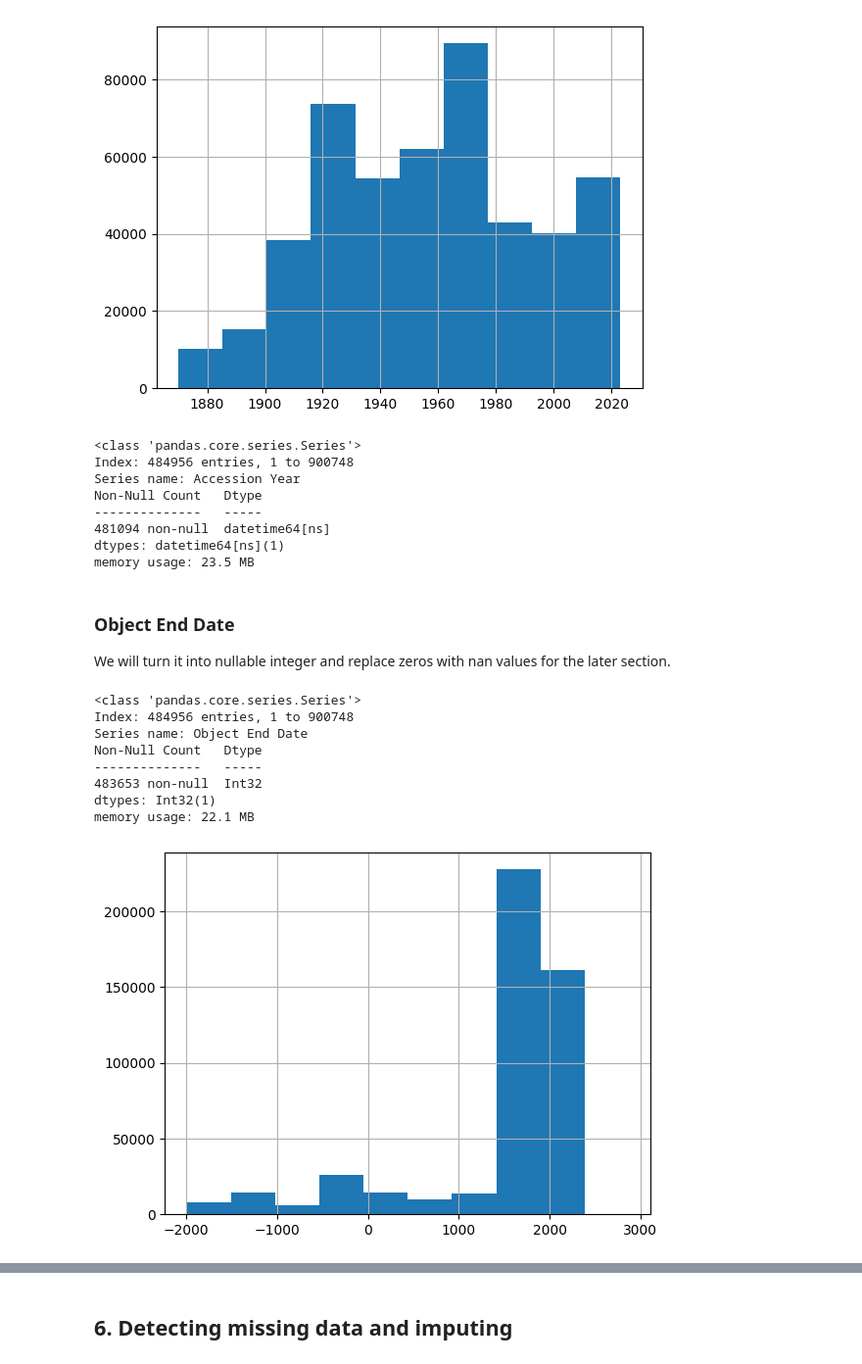
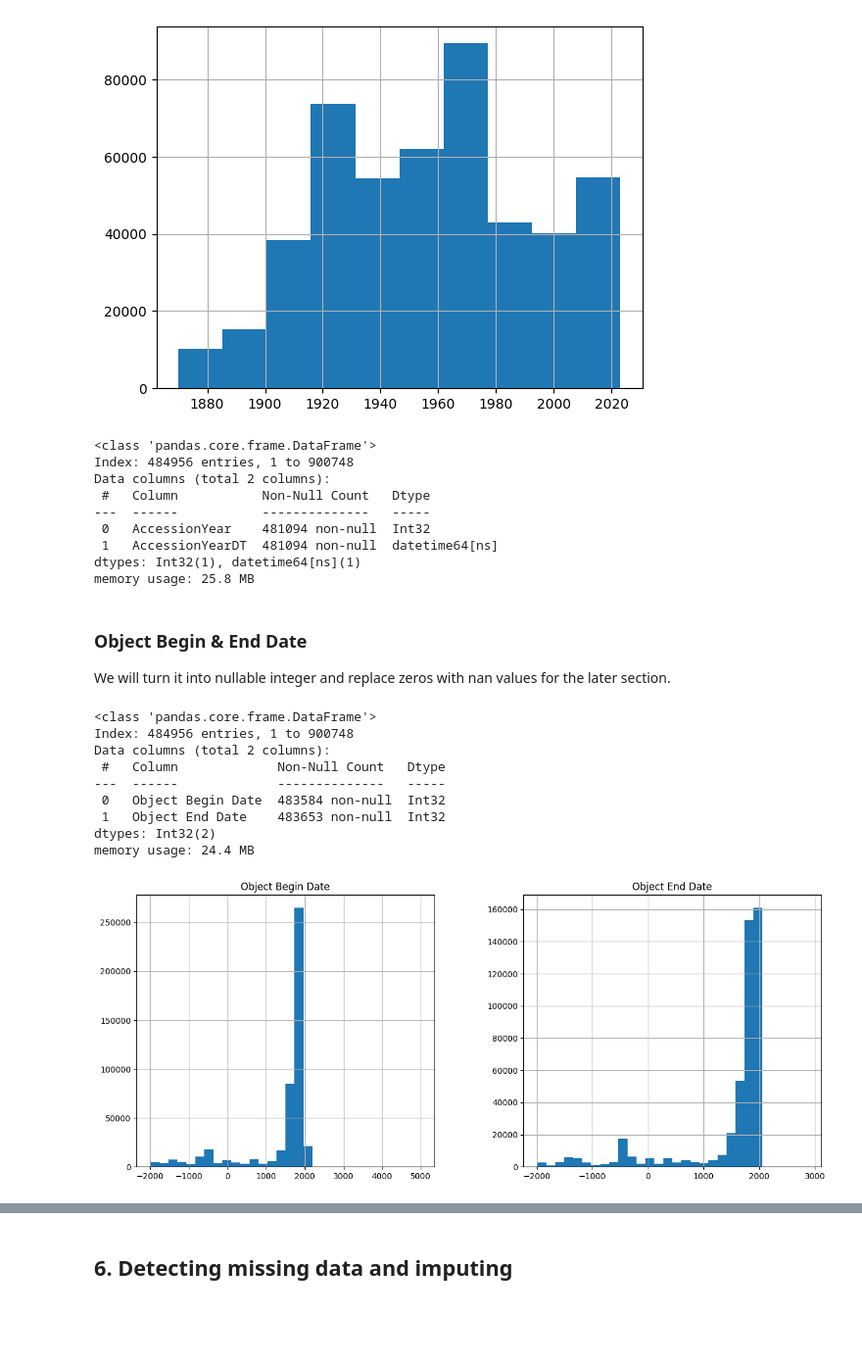
Before and after one commit to ZhigaMason/University, a Jupyter notebook: 01/01_homework.ipynb, the cells around one changed output, grey strips where cells are left out. Shown at 98% size. Cells and saved outputs as stored; diff of their text form; code cells hidden in the pictures; blank space fills up the shorter version.

```diff
--- a/01/01_homework.ipynb
+++ b/01/01_homework.ipynb
@@ -414,33 +414,37 @@ Object ID
 900748   1917-01-01
 Name: AccessionYear, Length: 484956, dtype: datetime64[ns]
 [figure]
-# %%
-df['Accession Year'] = new_col
-df['Accession Year'].info()
-# %% [output]
-<class 'pandas.core.series.Series'>
-Index: 484956 entries, 1 to 900748
-Series name: Accession Year
-Non-Null Count   Dtype
---------------   -----
-481094 non-null  datetime64[ns]
-dtypes: datetime64[ns](1)
-memory usage: 23.5 MB
+# %%
+df['AccessionYearDT'] = new_col
+df['AccessionYear'] = new_col.dt.year.astype('Int32')
+df[['AccessionYear', 'AccessionYearDT']].info()
+# %% [output]
+<class 'pandas.core.frame.DataFrame'>
+Index: 484956 entries, 1 to 900748
+Data columns (total 2 columns):
+ #   Column           Non-Null Count   Dtype
+---  ------           --------------   -----
+ 0   AccessionYear    481094 non-null  Int32
+ 1   AccessionYearDT  481094 non-null  datetime64[ns]
+dtypes: Int32(1), datetime64[ns](1)
+memory usage: 25.8 MB
 # %% [markdown]
-### Object End Date
+### Object Begin & End Date
 
 We will turn it into nullable integer and replace zeros with nan values for the later section.
 # %%
 df['Object End Date'] = df['Object End Date'].astype('Int32').replace({0:np.nan})
-df.loc[df['Object End Date'] > -2000, 'Object End Date'].hist()
-df['Object End Date'].info()
+df['Object Begin Date'] = df['Object Begin Date'].astype('Int32').replace({0:np.nan})
+df.loc[(df['Object End Date'] > -2000) & (df['Object Begin Date'] > -2000), ['Object Begin Date', 'Object End Date']].hist(bins=30, figsize=(15, 6))
+df[[ 'Object Begin Date', 'Object End Date']].info()
 # %% [output]
-<class 'pandas.core.series.Series'>
+<class 'pandas.core.frame.DataFrame'>
 Index: 484956 entries, 1 to 900748
-Series name: Object End Date
-Non-Null Count   Dtype
---------------   -----
-483653 non-null  Int32
-dtypes: Int32(1)
-memory usage: 22.1 MB
+Data columns (total 2 columns):
+ #   Column             Non-Null Count   Dtype
+---  ------             --------------   -----
+ 0   Object Begin Date  483584 non-null  Int32
+ 1   Object End Date    483653 non-null  Int32
+dtypes: Int32(2)
+memory usage: 24.4 MB
-[figure, old version]
+[figure, new version]
```
Also changed, not shown: parts of 6 cells of this notebook.
